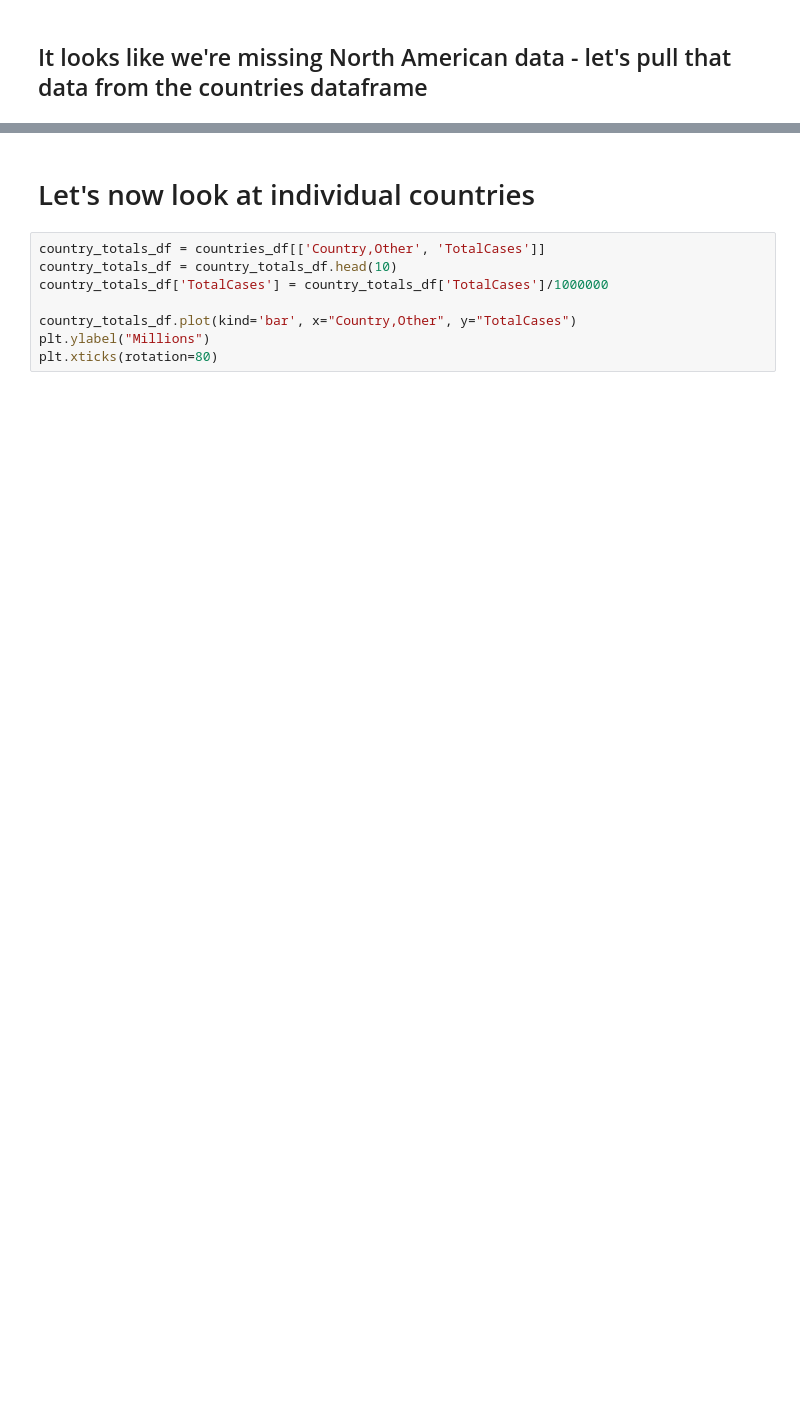
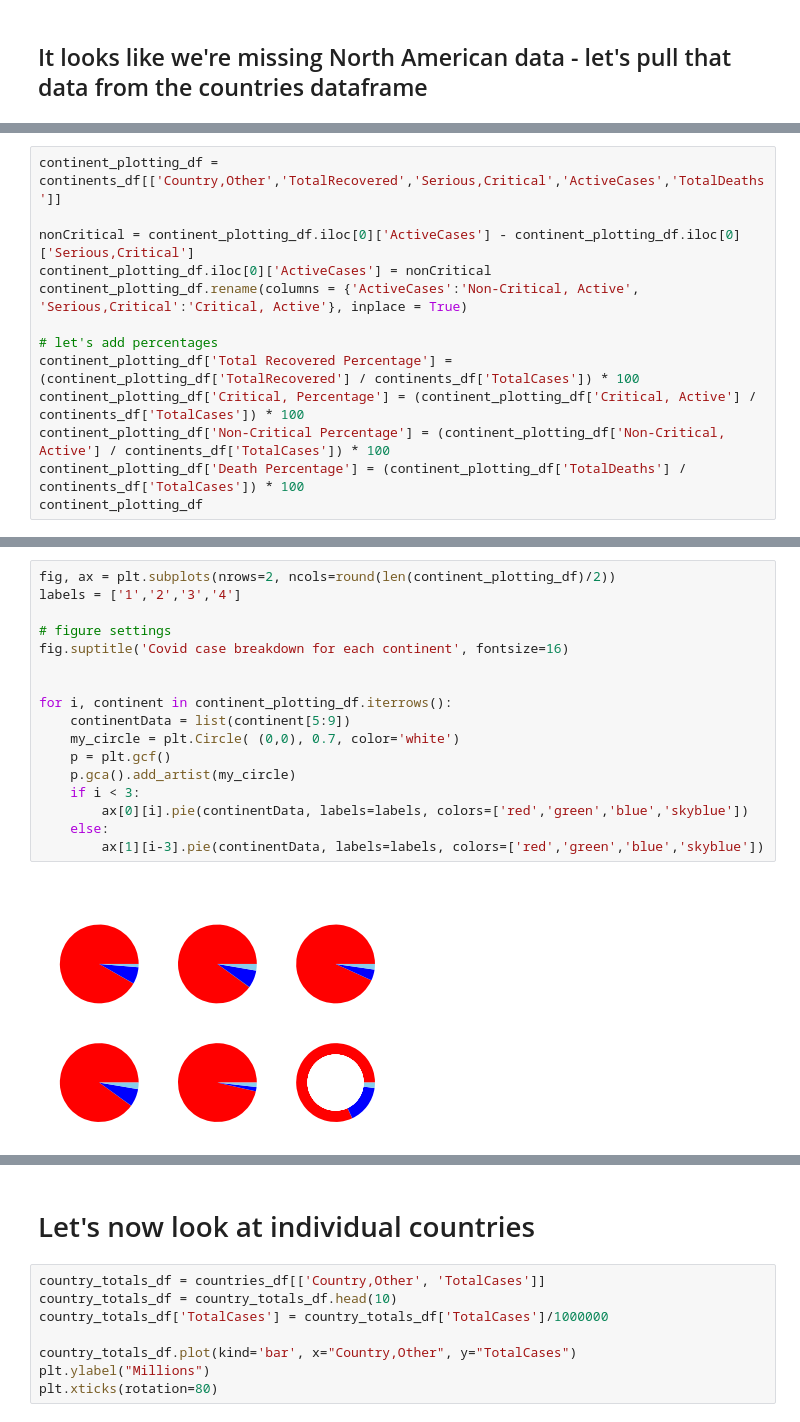
Before and after one commit to MerkuMerku/Python-Challenges, a Jupyter notebook: Python Covid Tracker/covid-webscraper-prototype.ipynb, the cells around one changed output, grey strips where cells are left out. Cells and saved outputs as stored; diff of their text form; blank space fills up the shorter version.

```diff
--- a/Python Covid Tracker/covid-webscraper-prototype.ipynb
+++ b/Python Covid Tracker/covid-webscraper-prototype.ipynb
@@ -270,0 +232,13 @@ See the caveats in the documentation: https://pandas.pydata.org/pandas-docs/stab
+# %%
+continent_plotting_df = continents_df[['Country,Other','TotalRecovered','Serious,Critical','ActiveCases','TotalDeaths']]
+
+nonCritical = continent_plotting_df.iloc[0]['ActiveCases'] - continent_plotting_df.iloc[0]['Serious,Critical']
+continent_plotting_df.iloc[0]['ActiveCases'] = nonCritical
+continent_plotting_df.rename(columns = {'ActiveCases':'Non-Critical, Active', 'Serious,Critical':'Critical, Active'}, inplace = True)
+
+# let's add percentages
+continent_plotting_df['Total Recovered Percentage'] = (continent_plotting_df['TotalRecovered'] / continents_df['TotalCases']) * 100
+continent_plotting_df['Critical, Percentage'] = (continent_plotting_df['Critical, Active'] / continents_df['TotalCases']) * 100
+continent_plotting_df['Non-Critical Percentage'] = (continent_plotting_df['Non-Critical, Active'] / continents_df['TotalCases']) * 100
+continent_plotting_df['Death Percentage'] = (continent_plotting_df['TotalDeaths'] / continents_df['TotalCases']) * 100
+continent_plotting_df
@@ -270,0 +270,19 @@ See the caveats in the documentation: https://pandas.pydata.org/pandas-docs/stab
+# %%
+fig, ax = plt.subplots(nrows=2, ncols=round(len(continent_plotting_df)/2))
+labels = ['1','2','3','4']
+
+# figure settings
+fig.suptitle('Covid case breakdown for each continent', fontsize=16)
+
+
+for i, continent in continent_plotting_df.iterrows():
+    continentData = list(continent[5:9])
+    my_circle = plt.Circle( (0,0), 0.7, color='white')
+    p = plt.gcf()
+    p.gca().add_artist(my_circle)
+    if i < 3:
+        ax[0][i].pie(continentData, labels=labels, colors=['red','green','blue','skyblue'])
+    else:
+        ax[1][i-3].pie(continentData, labels=labels, colors=['red','green','blue','skyblue'])
+# %% [output]
+[figure, added]
```
Also changed, not shown: parts of 16 cells of this notebook.
